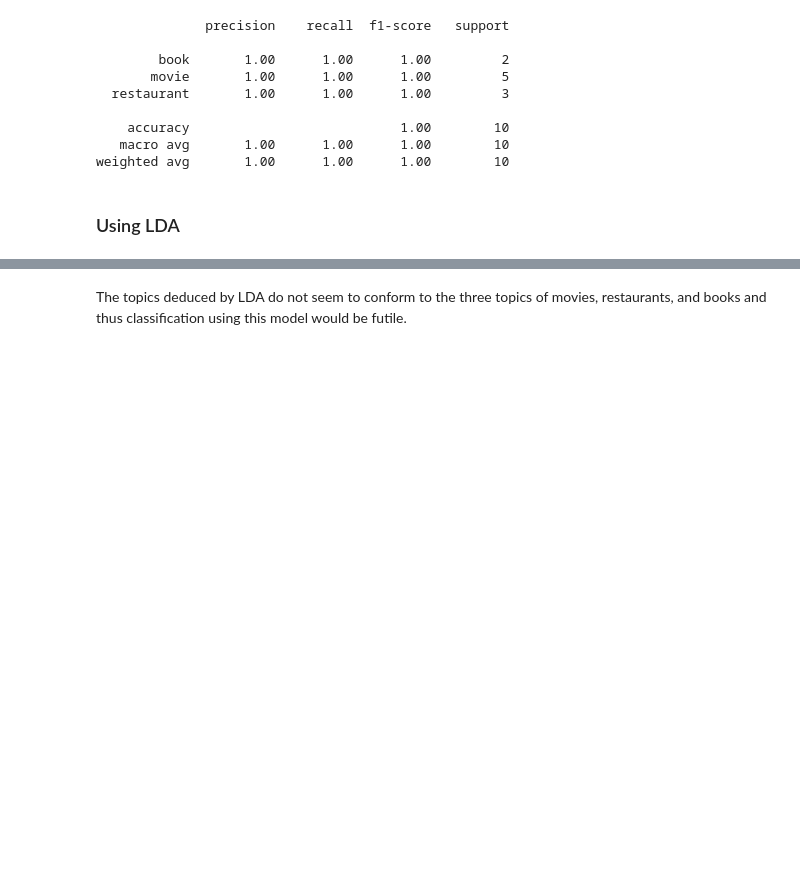
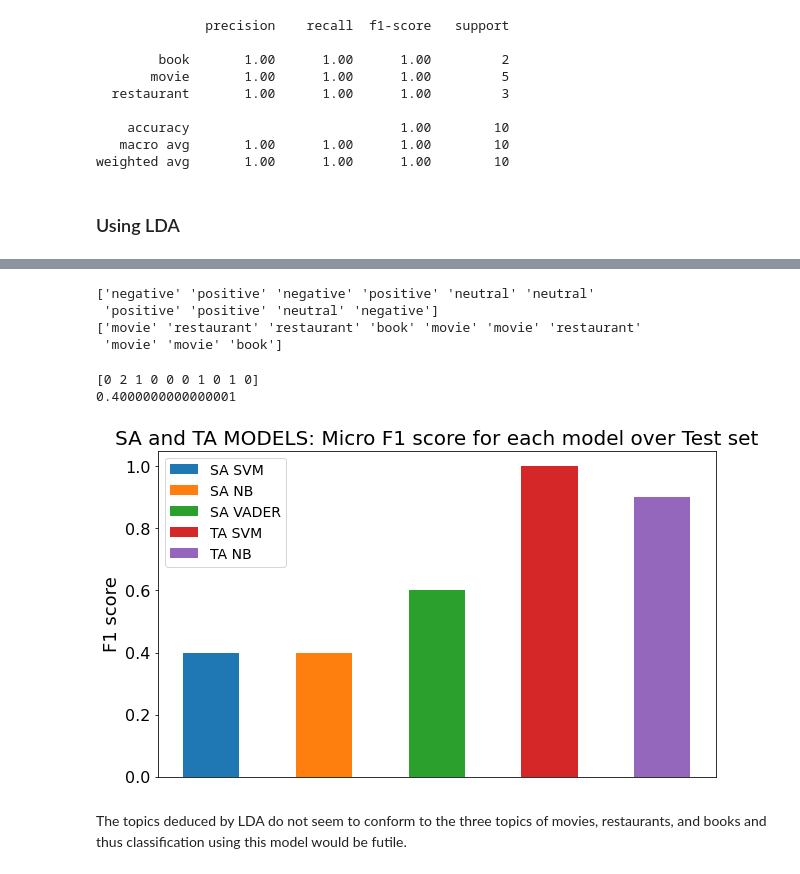
Before and after one commit to ChackMociute/Text-mining, a Jupyter notebook: Ass5/Project.ipynb, the cells around one changed output, grey strips where cells are left out. Cells and saved outputs as stored; diff of their text form; code cells hidden in the pictures; blank space fills up the shorter version.

```diff
--- a/Ass5/Project.ipynb
+++ b/Ass5/Project.ipynb
@@ -525,2 +652,59 @@ Topic: 2 Word: 0.040*"book" + 0.022*"character" + 0.022*"read" + 0.016*"story" +
+# %%
+print(st_test['sentiment'].values)
+print(st_test['topic'].values)
+# %% [output]
+['negative' 'positive' 'negative' 'positive' 'neutral' 'neutral'
+ 'positive' 'positive' 'neutral' 'negative']
+['movie' 'restaurant' 'restaurant' 'book' 'movie' 'movie' 'restaurant'
+ 'movie' 'movie' 'book']
+# %%
+sa_smv_test =  svm_sa.predict(tfidf_test)
+sa_nb_test = nb_sa.predict(tfidf_test)
+sa_vader_test = [vader_output_to_label(vader_model.polarity_scores(text)) for text in st_test.text.values]
+
+ta_smv_test = svm_ta.predict(tfidf_transformer.transform(vec.transform(st_test.text.values)))
+ta_nb_test = nb_ta.predict(tfidf_transformer.transform(vec.transform(st_test.text.values)))
+
+print(sa_smv_test)
+print(f1_score(st_test.sentiment, [sa_train.target_names[i] for i in nb_sa.predict(tfidf_test)], average='micro', zero_division=1))
+# %% [output]
+[0 2 1 0 0 0 1 0 1 0]
+0.4000000000000001
+# %%
+bar_width = 0.5
+
+plt.figure(figsize=(10, 6))
+#generate the plot for all the models over the test set, using the macro f1 score
+plt.bar(1, f1_score(st_test.sentiment, [sa_train.target_names[i] for i in svm_sa.predict(tfidf_test)], average='micro', zero_division=1), width=bar_width, label='SA SVM')
+plt.bar(2, f1_score(st_test.sentiment, [sa_train.target_names[i] for i in nb_sa.predict(tfidf_test)], average='micro', zero_division=1), width=bar_width, label='SA NB')
+plt.bar(3, f1_score(st_test['sentiment'].values, sa_vader_test, average='micro'), width=bar_width, label='SA VADER')
+plt.bar(4, f1_score(st_test['topic'].values, ta_smv_test, average='micro'), width=bar_width, label='TA SVM')
+plt.bar(5, f1_score(st_test['topic'].values, ta_nb_test, average='micro'), width=bar_width, label='TA NB')
+
+
+
+#increase the size of the numbers on the y axis
+plt.yticks(fontsize=16)
+
+#remove the ticks on the x axis
+plt.xticks([])
+
+#add a horizontal line the highest f1 score
+# plt.axhline(y=max([f1_score(st_test['sentiment'].values, sa_smv_test, average='macro'),
+#                         f1_score(st_test['sentiment'].values, sa_nb_test, average='macro'),
+#                         f1_score(st_test['sentiment'].values, sa_vader_test, average='macro'),
+#                         f1_score(st_test['topic'].values, ta_smv_test, average='macro'),
+#                         f1_score(st_test['topic'].values, ta_nb_test, average='macro'),]), color='red', linestyle='--')
+
+
+#add a title
+plt.title('SA and TA MODELS: Micro F1 score for each model over Test set', fontsize=20)
+
+plt.ylabel('F1 score', fontsize=18)
+plt.legend(fontsize=14)
+plt.savefig('Plots/test results.png')
+plt.show()
+# %% [output]
+[figure, added]
 # %% [markdown]
 The topics deduced by LDA do not seem to conform to the three topics of movies, restaurants, and books and thus classification using this model would be futile.
```
Also changed, not shown: parts of 14 cells of this notebook, 4 other files.
